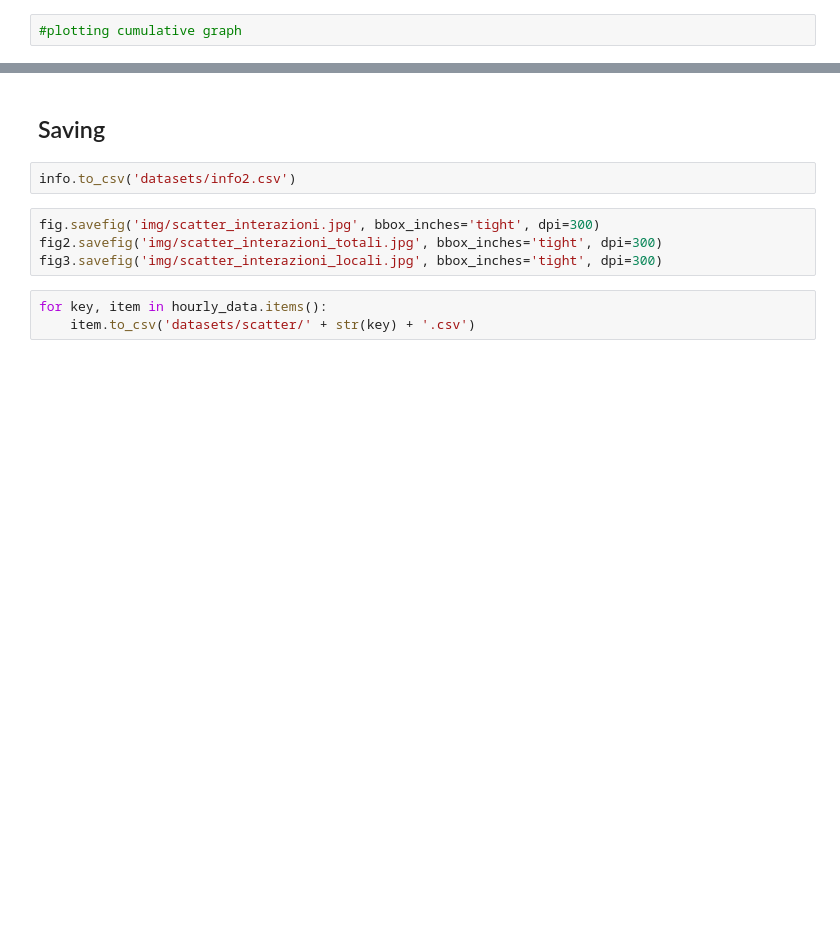
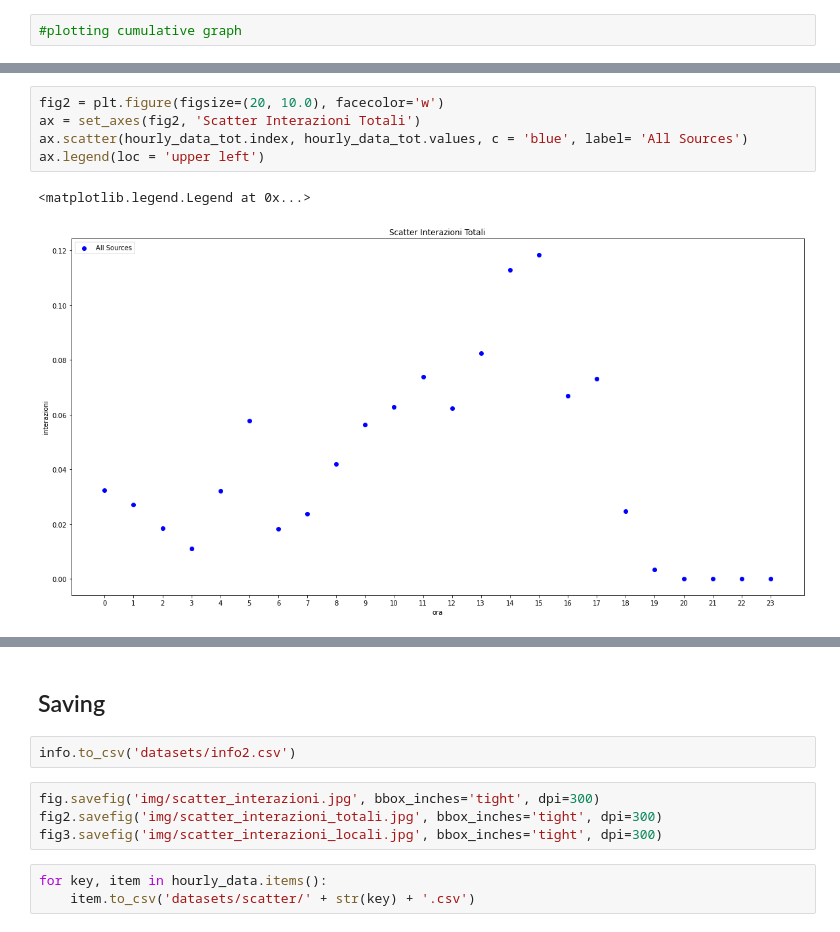
Before and after one commit to Peltrettir/phythonDataAnalysis, a Jupyter notebook: jupyter/Analisi Dati 2.ipynb, the cells around one changed output, grey strips where cells are left out. Drawn from its saved outputs; the diff is of its cells as text; blank space fills up the shorter version.

```diff
--- a/jupyter/Analisi Dati 2.ipynb
+++ b/jupyter/Analisi Dati 2.ipynb
@@ -196,0 +198,8 @@ plot(fig, 'Scatter Interazioni', hourly_data)
+# %%
+fig2 = plt.figure(figsize=(20, 10.0), facecolor='w')
+ax = set_axes(fig2, 'Scatter Interazioni Totali')
+ax.scatter(hourly_data_tot.index, hourly_data_tot.values, c = 'blue', label= 'All Sources')
+ax.legend(loc = 'upper left')
+# %% [output]
+<matplotlib.legend.Legend at 0x...>
+[figure, added]
```
Also changed, not shown: parts of 17 cells of this notebook, 16 other files.
